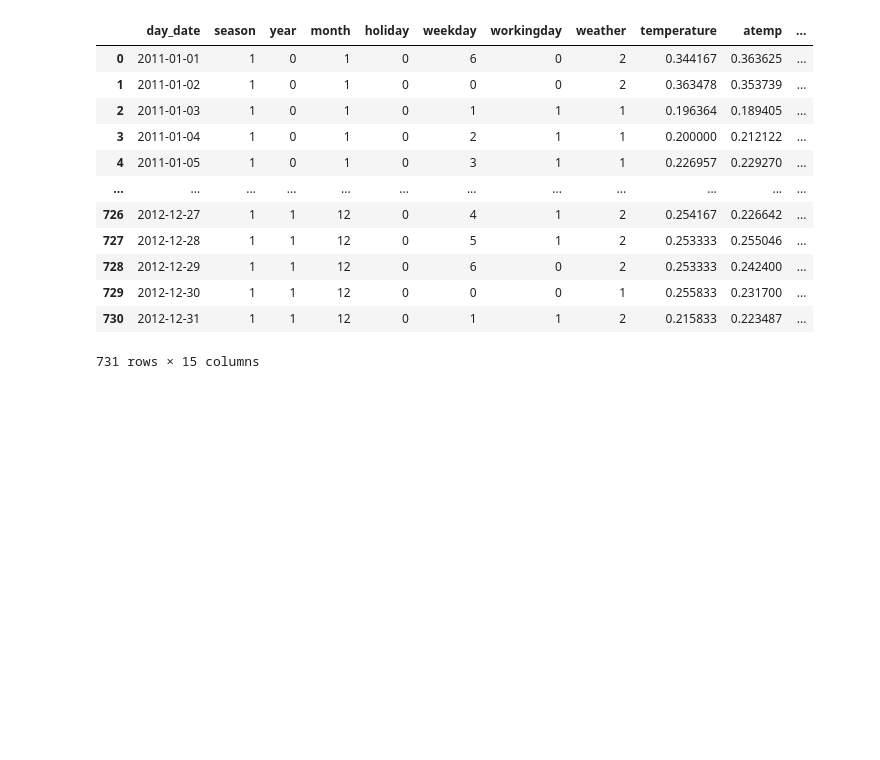
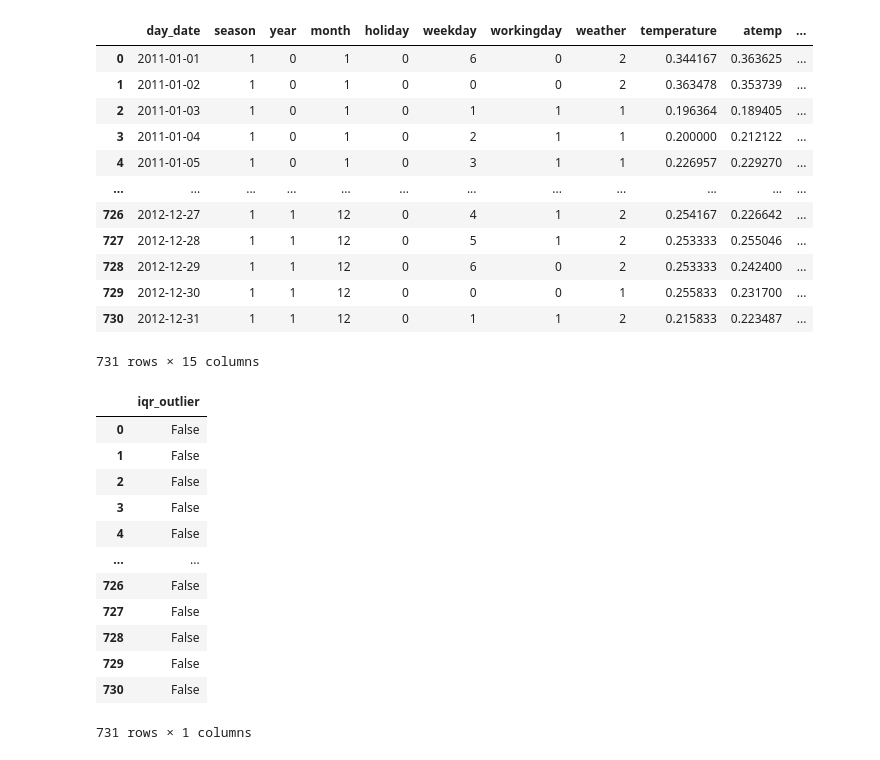
Before and after one commit to EAlmazanG/forecast-incremental-workflow, a Jupyter notebook: notebooks/forecast_day.ipynb, the cells around one changed output. Cells and saved outputs as stored; diff of their text form; code cells hidden in the pictures; blank space fills up the shorter version.

```diff
--- a/notebooks/forecast_day.ipynb
+++ b/notebooks/forecast_day.ipynb
@@ -109,0 +268,35 @@ dtype: object
+# %%
+import matplotlib.pyplot as plt
+
+def detect_outliers(df, method="iqr", threshold=1.5):
+    df_outliers = pd.DataFrame(index=df.index)
+    outlier_columns = []
+
+    if method in ["iqr", "both"]:
+        Q1 = df.quantile(0.25)
+        Q3 = df.quantile(0.75)
+        IQR = Q3 - Q1
+        iqr_outliers = (df < (Q1 - threshold * IQR)) | (df > (Q3 + threshold * IQR))
+        df_outliers["iqr_outlier"] = iqr_outliers.any(axis=1)
+        outlier_columns.append(iqr_outliers)
+
+    if method in ["zscore", "both"]:
+        mean = df.mean()
+        std = df.std()
+        z_scores = (df - mean) / std
+        zscore_outliers = (np.abs(z_scores) > threshold)
+        df_outliers["zscore_outlier"] = zscore_outliers.any(axis=1)
+        outlier_columns.append(zscore_outliers)
+
+    if outlier_columns:
+        combined_outliers = np.logical_or.reduce(outlier_columns)
+        df_outliers["outlier_columns"] = combined_outliers.apply(lambda row: list(df.columns[row]), axis=1)
+
+    return df_outliers
+
+
+
+numeric_cols = df.drop(columns = ['casual_users', 'registered_users', 'bikes_rented']).select_dtypes(include=["number"])
+outliers_df = detect_outliers(numeric_cols, method="iqr")
+outlier_rows = df[outliers_df.any(axis=1)]
+display(outlier_rows)
@@ -123,3 +318,19 @@ df
 | 729 | 2012-12-30 | 1 | 1 | 12 | 0 | 0 | 0 | 1 | 0.255833 | 0.231700 | ... |
 | 730 | 2012-12-31 | 1 | 1 | 12 | 0 | 1 | 1 | 2 | 0.215833 | 0.223487 | ... |
 731 rows × 15 columns
+# %%
+outliers_df
+# %% [output]
+|  | iqr_outlier |
+| 0 | False |
+| 1 | False |
+| 2 | False |
+| 3 | False |
+| 4 | False |
+| ... | ... |
+| 726 | False |
+| 727 | False |
+| 728 | False |
+| 729 | False |
+| 730 | False |
+731 rows × 1 columns
```
Also changed, not shown: parts of 10 cells of this notebook.
